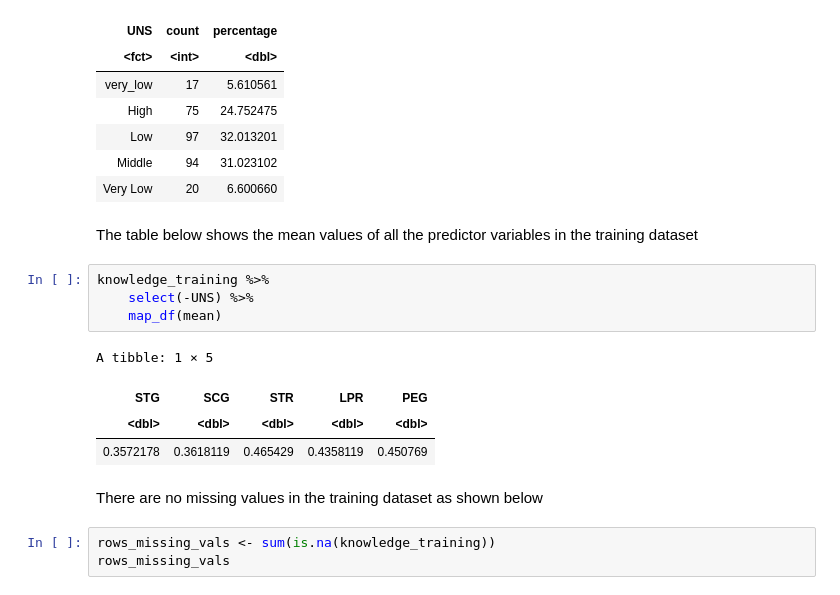
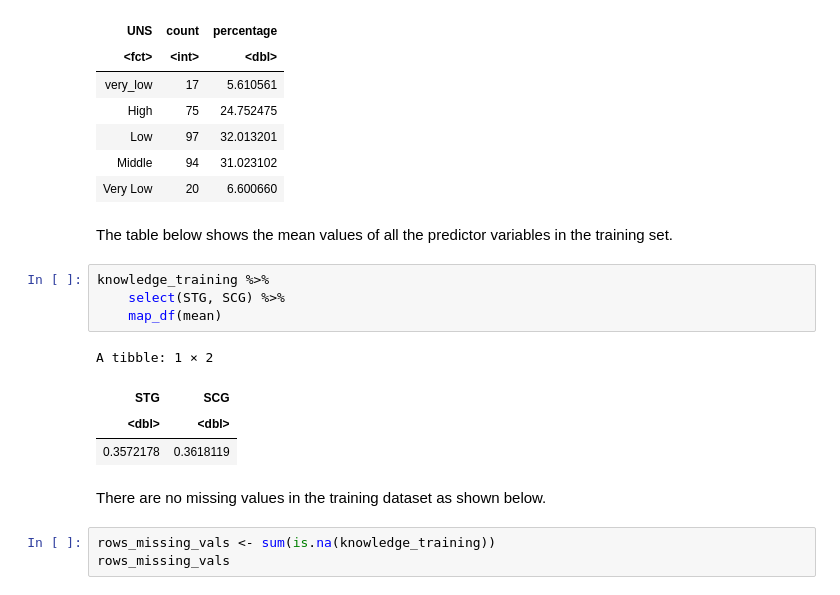
Before and after one commit to olivia-1221/Knowledge-Classification, a Jupyter notebook: proposal.ipynb, the cells around one changed output. Cells and saved outputs as stored; diff of their text form.

```diff
--- a/proposal.ipynb
+++ b/proposal.ipynb
@@ -124,18 +113,18 @@ A tibble: 5 × 3
 | Middle | 94 | 31.023102 |
 | Very Low | 20 | 6.600660 |
 # %% [markdown]
-The table below shows the mean values of all the predictor variables in the training dataset
+The table below shows the mean values of all the predictor variables in the training set.
 # %%
 knowledge_training %>%
-    select(-UNS) %>%
+    select(STG, SCG) %>%
     map_df(mean)
 # %% [output]
-A tibble: 1 × 5
+A tibble: 1 × 2
-| STG | SCG | STR | LPR | PEG |
-| <dbl> | <dbl> | <dbl> | <dbl> | <dbl> |
-| 0.3572178 | 0.3618119 | 0.465429 | 0.4358119 | 0.450769 |
+| STG | SCG |
+| <dbl> | <dbl> |
+| 0.3572178 | 0.3618119 |
 # %% [markdown]
-There are no missing values in the training dataset as shown below
+There are no missing values in the training dataset as shown below.
 # %%
 rows_missing_vals <- sum(is.na(knowledge_training))
 rows_missing_vals
```
Also changed, not shown: parts of 10 cells of this notebook.
